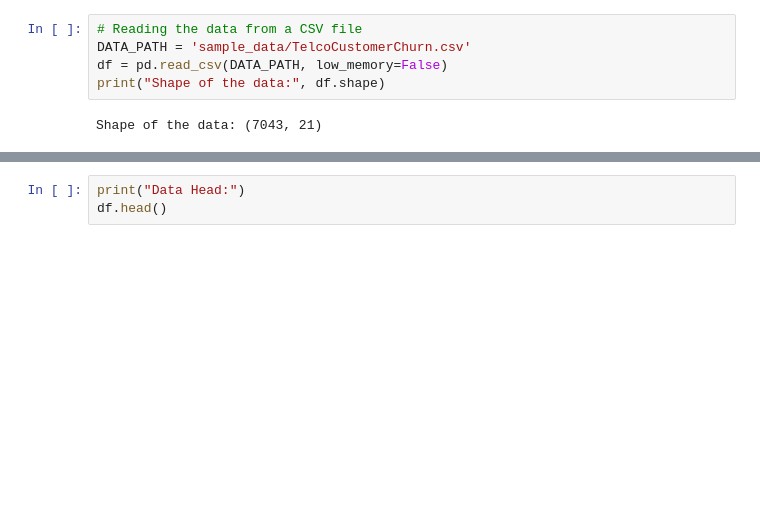
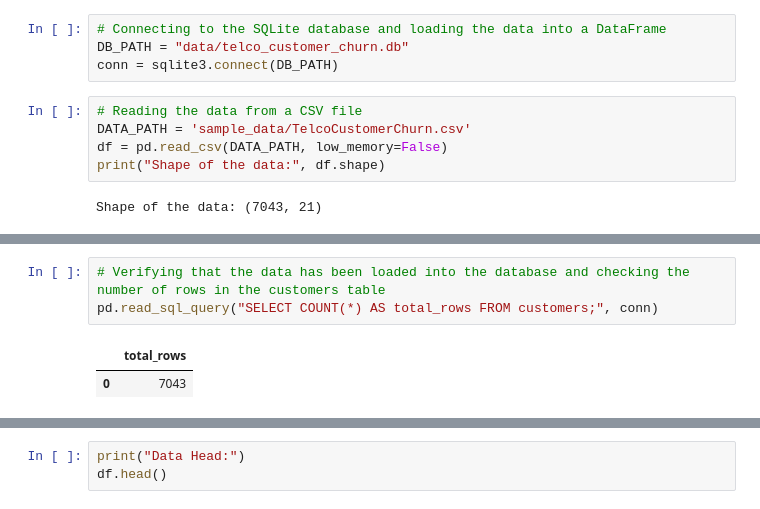
Before and after one commit to crisemy/OwnDataAnalysisProjects, a Jupyter notebook: TelcoCustomerChurn/TelcoCustomerChurn.ipynb, the cells around one changed output, grey strips where cells are left out. Saved outputs shown, nothing was run; the diff lists cells and outputs as text; blank space fills up the shorter version.

```diff
--- a/TelcoCustomerChurn/TelcoCustomerChurn.ipynb
+++ b/TelcoCustomerChurn/TelcoCustomerChurn.ipynb
@@ -14,3 +15,7 @@ import seaborn as sns
+# %%
+# Connecting to the SQLite database and loading the data into a DataFrame
+DB_PATH = "data/telco_customer_churn.db"
+conn = sqlite3.connect(DB_PATH)
 # %%
 # Reading the data from a CSV file
 DATA_PATH = 'sample_data/TelcoCustomerChurn.csv'
@@ -20,0 +34,6 @@ Shape of the data: (7043, 21)
+# %%
+# Verifying that the data has been loaded into the database and checking the number of rows in the customers table
+pd.read_sql_query("SELECT COUNT(*) AS total_rows FROM customers;", conn)
+# %% [output]
+|  | total_rows |
+| 0 | 7043 |
```
Also changed, not shown: parts of 3 cells of this notebook, 1 other file.
